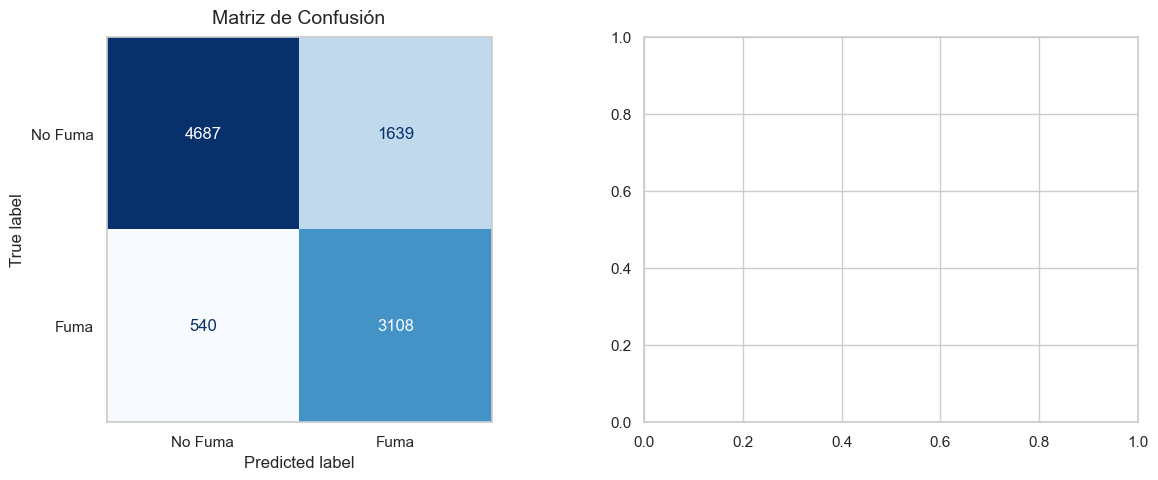
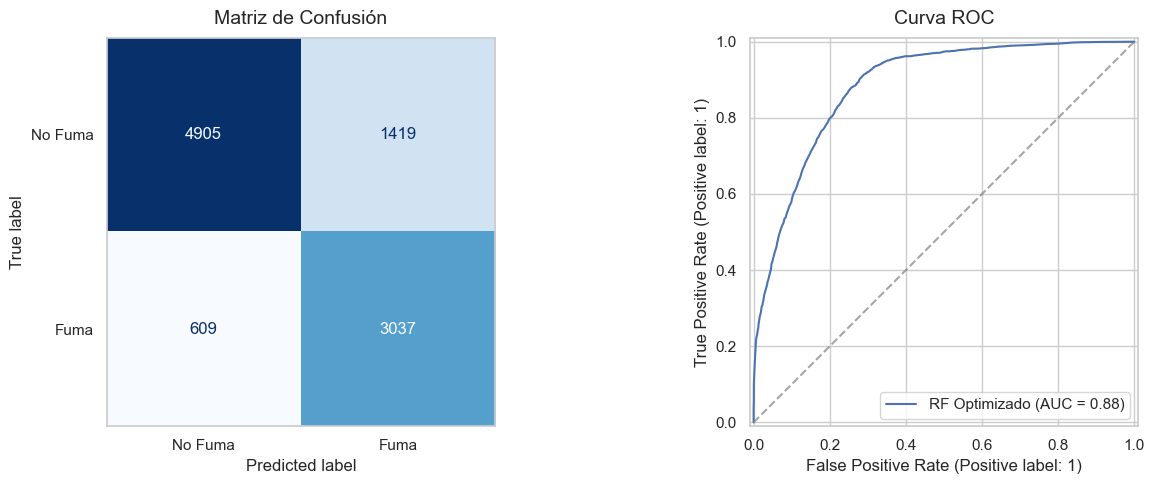
Unified diff of the notebook cell whose output changed from the first chart to the second:
--- before
+++ after
@@ -11,5 +11,5 @@
 # Curva ROC
 RocCurveDisplay.from_predictions(
-    y_test, y_prob, name="RF Optimizado", ax=axes[1], color="#D85A30"
+    y_test, y_prob, name="RF Optimizado", ax=axes[1]
 )
 axes[1].plot([0, 1], [0, 1], color='gray', linestyle='--', alpha=0.7)

Commit: add .